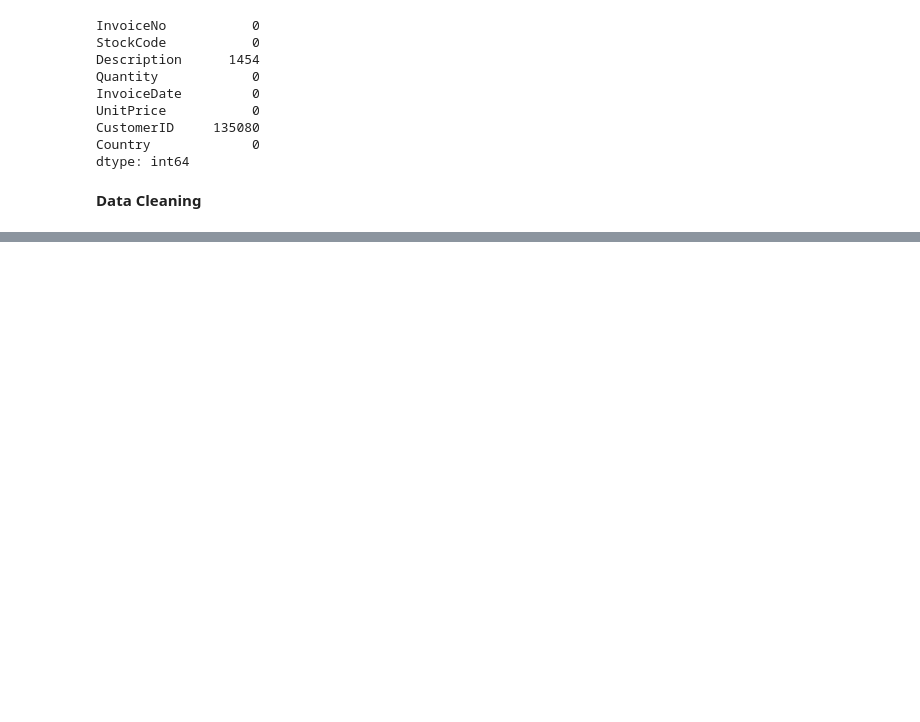
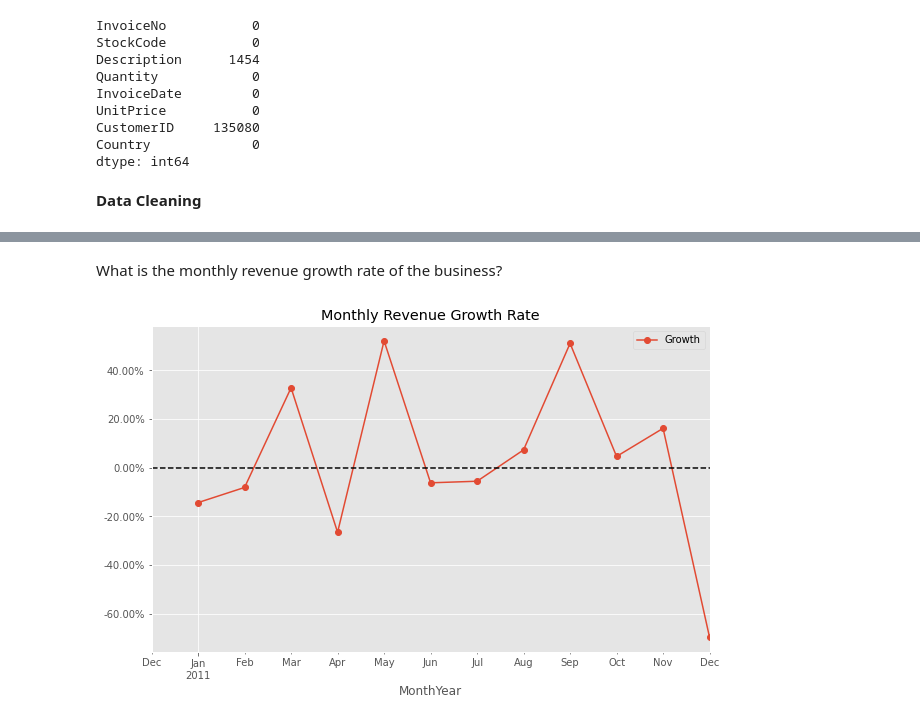
Before and after one commit to KishenSharma6/Online_Retail_Customer_Segmentation, a Jupyter notebook: notebooks/CustomerSegmentation.ipynb, the cells around one changed output, grey strips where cells are left out. Cells and saved outputs as stored; diff of their text form; code cells hidden in the pictures; blank space fills up the shorter version.

```diff
--- a/notebooks/CustomerSegmentation.ipynb
+++ b/notebooks/CustomerSegmentation.ipynb
@@ -71,0 +94,20 @@ clean_df= raw_data.loc[~(raw_data.CustomerID.isna())]
+# %% [markdown]
+What is the monthly revenue growth rate of the business?
+# %%
+#Calculate % change between revenue for each month
+monthlyRevenue.loc[:, 'monthlyGrowthRate']= monthlyRevenue['Revenue'].pct_change()
+
+#Plot Data
+f, ax= plt.subplots(figsize= (10,6))
+monthlyRevenue.plot(x='MonthYear', y= 'monthlyGrowthRate',
+                    ax=ax, marker='o', label= 'Growth')
+
+#PLot 0 as reference
+ax.axhline(y=0, color = 'black', linestyle= '--')
+
+#Set aesthetics
+ax.set_title('Monthly Revenue Growth Rate')
+vals = ax.get_yticks()
+ax.set_yticklabels(['{:.2%}'.format(x) for x in vals]);
+# %% [output]
+[figure, added]
```
Also changed, not shown: parts of 13 cells of this notebook.
